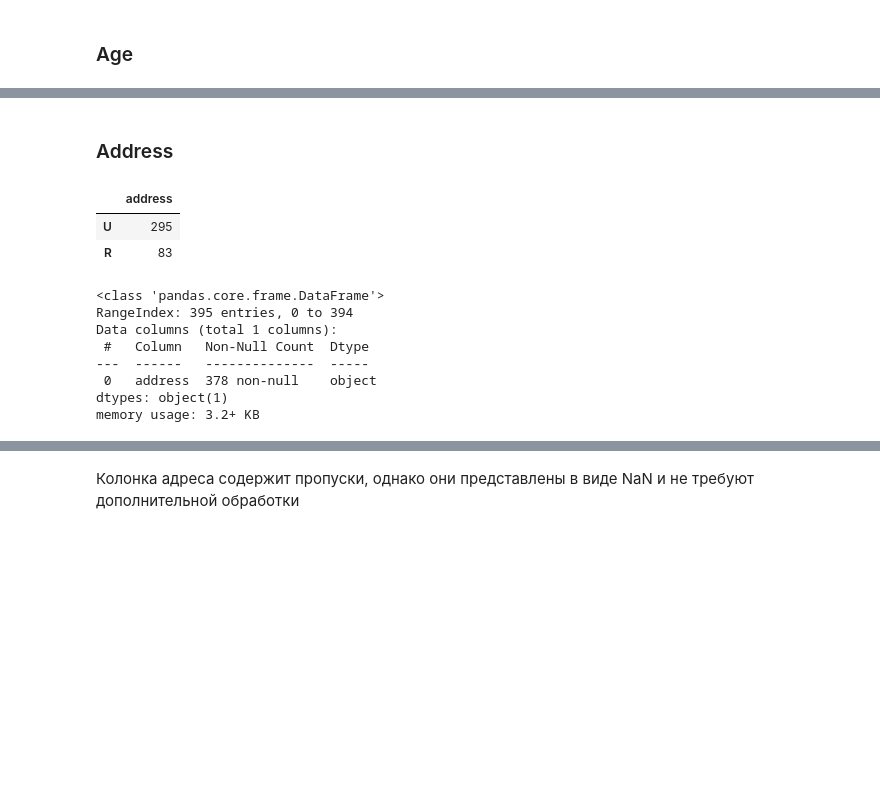
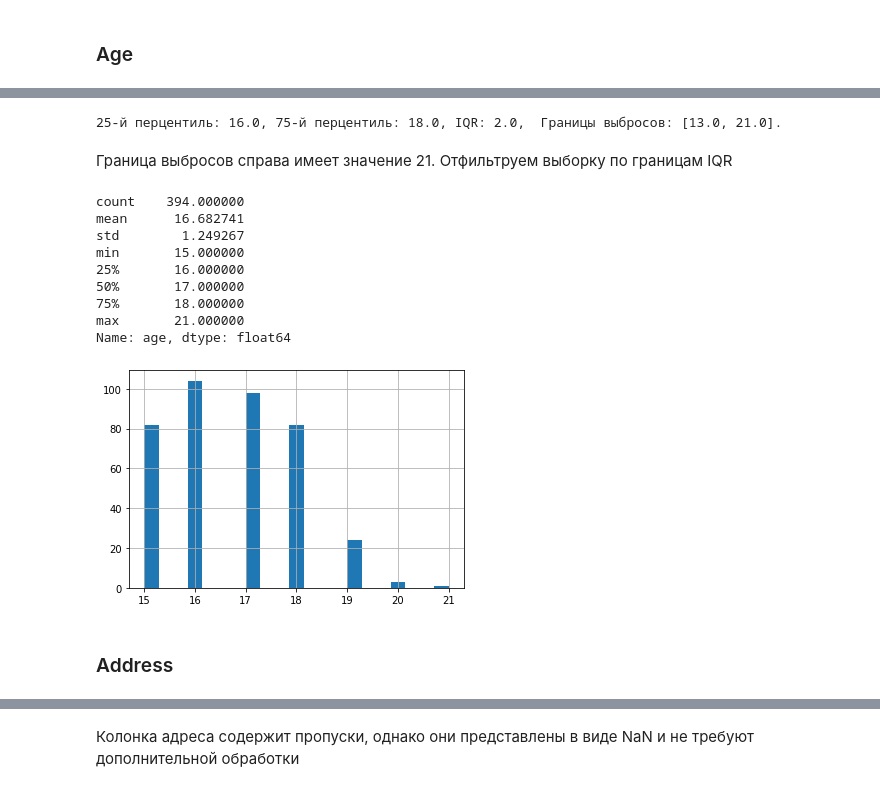
Before and after one commit to Ferattie/skillfactory-datascience, a Jupyter notebook: module_2/project_2.ipynb, the cells around one changed output, grey strips where cells are left out. Drawn from its saved outputs; the diff is of its cells as text; code cells hidden in the pictures; blank space fills up the shorter version.

```diff
--- a/module_2/project_2.ipynb
+++ b/module_2/project_2.ipynb
@@ -167,17 +178,29 @@ Name: age, dtype: float64
+# %%
+p25 = students.age.quantile(.25)
+p75 = students.age.quantile(.75)
+iqr = p75 - p25
+
+print('25-й перцентиль: {},'.format(p25), '75-й перцентиль: {},'.format(p75), "IQR: {}, ".format(iqr),
+      "Границы выбросов: [{f}, {l}].".format(f=p25 - 1.5*iqr, l=p75 + 1.5*iqr))
+# %% [output]
+25-й перцентиль: 16.0, 75-й перцентиль: 18.0, IQR: 2.0,  Границы выбросов: [13.0, 21.0].
+# %% [markdown]
+Граница выбросов справа имеет значение 21. Отфильтруем выборку по границам IQR
+# %%
+# Избавляемся от выбросов
+students = students.loc[(students.age.between(p25 - 1.5*iqr, p75 + 1.5*iqr))]
+students.age.hist(bins=21)
+students.age.describe()
+# %% [output]
+count    394.000000
+mean      16.682741
+std        1.249267
+min       15.000000
+25%       16.000000
+50%       17.000000
+75%       18.000000
+max       21.000000
+Name: age, dtype: float64
+[figure, added]
 # %% [markdown]
 ### Address
-# %%
-display(pd.DataFrame(students.address.value_counts()))
-students.loc[:, ['address']].info()
-# %% [output]
-|  | address |
-| U | 295 |
-| R | 83 |
-<class 'pandas.core.frame.DataFrame'>
-RangeIndex: 395 entries, 0 to 394
-Data columns (total 1 columns):
- #   Column   Non-Null Count  Dtype
----  ------   --------------  -----
- 0   address  378 non-null    object
-dtypes: object(1)
-memory usage: 3.2+ KB
```
Also changed, not shown: parts of 73 cells of this notebook.
